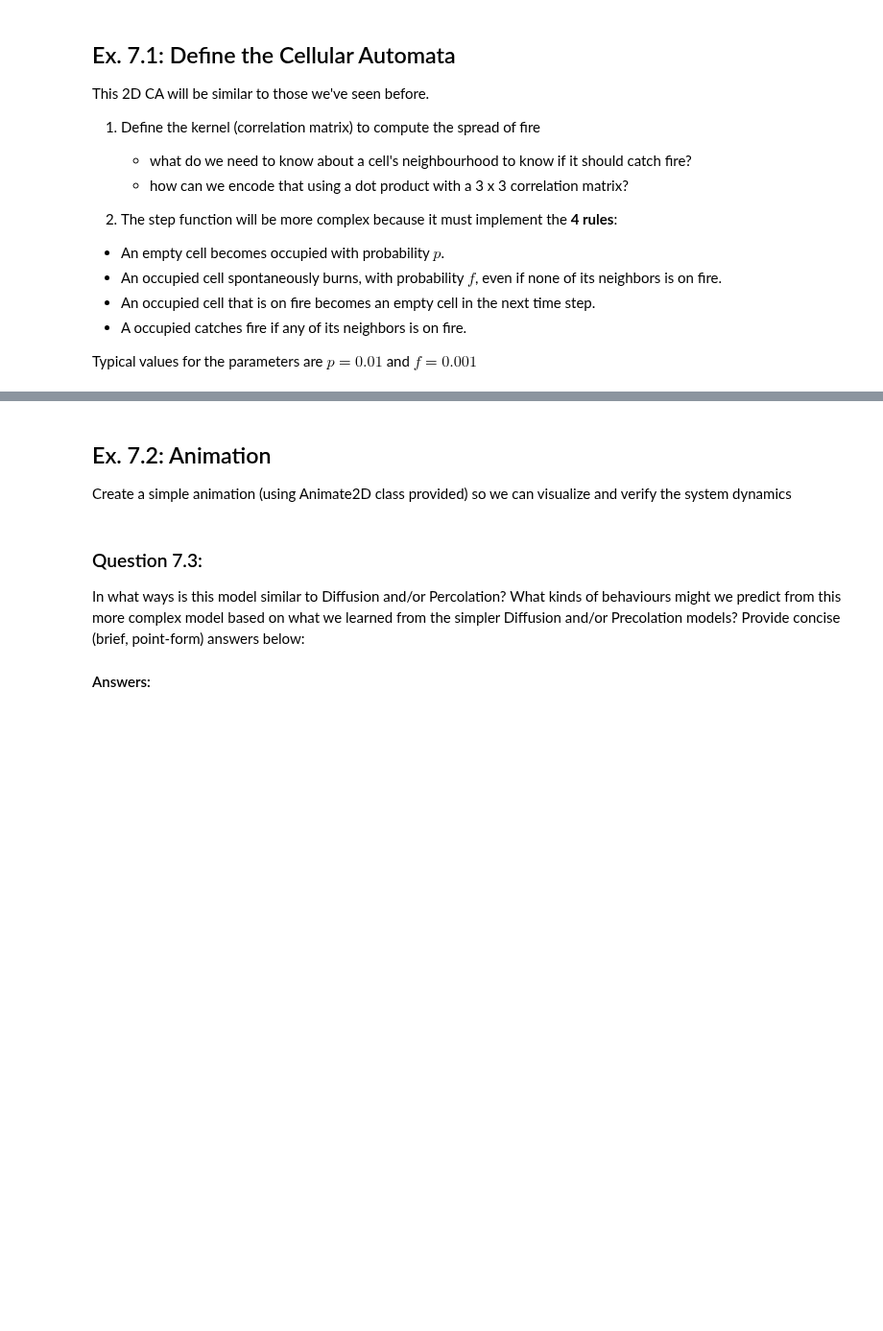
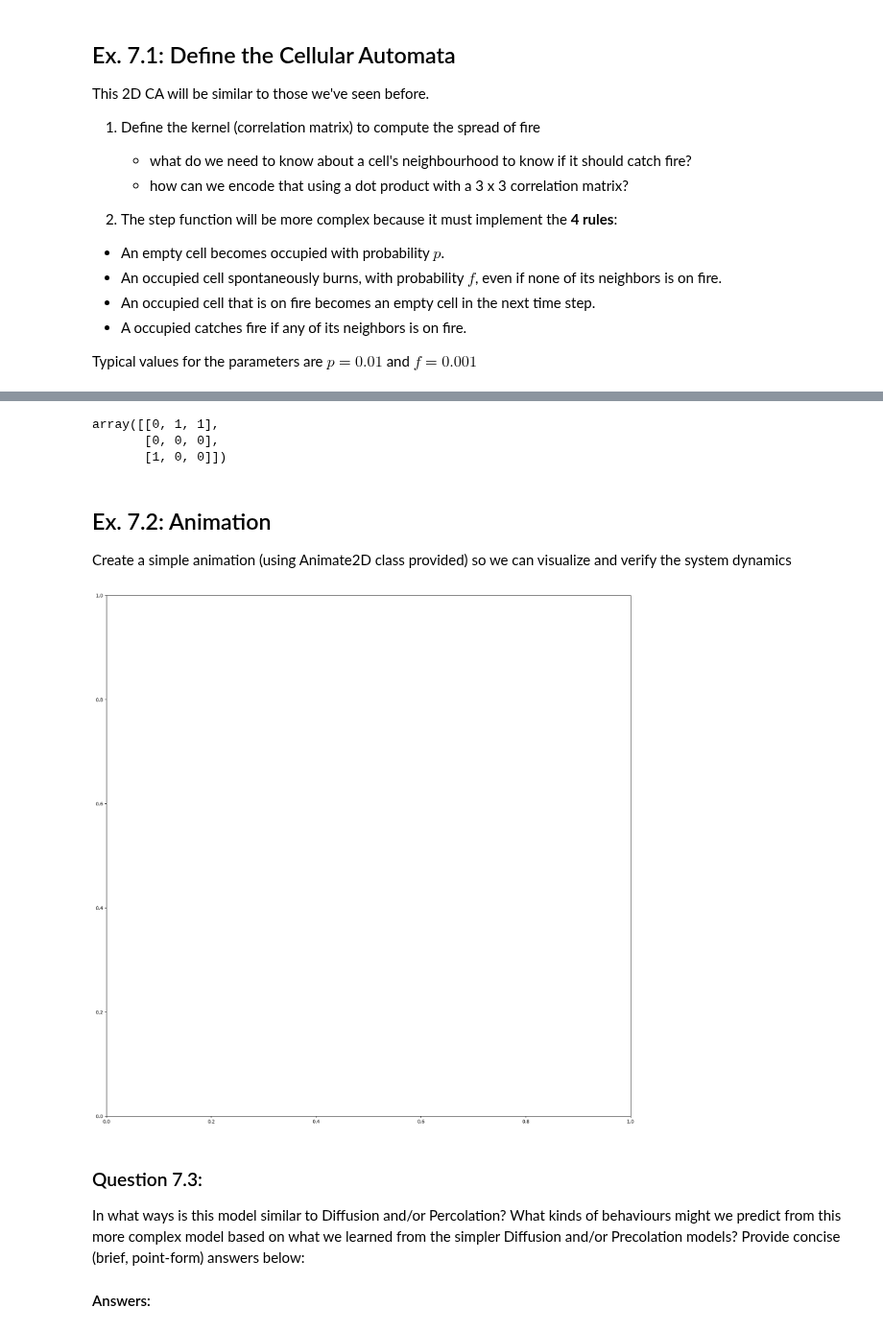
Before and after one commit to Zeko2005/cap-comp215, a Jupyter notebook: labs/lab07-10-fire.ipynb, the cells around one changed output, grey strips where cells are left out. Shown at 96% size. Drawn from its saved outputs; the diff is of its cells as text; code cells hidden in the pictures; blank space fills up the shorter version.

```diff
--- a/labs/lab07-10-fire.ipynb
+++ b/labs/lab07-10-fire.ipynb
@@ -128,9 +153,12 @@ state = np.array(
     [1,1,0,0]]
 )
 
+kernel = np.array([[0, 1, 0],
+                   [1, 0, 1],
+                   [0, 1, 0]])
+
 #rule 3:     cells on fire -> empty
 on_fire = state == FIRE
-on_fire
 
 print(state[on_fire])
 state[on_fire] = EMPTY
@@ -144,5 +172,12 @@ state[empty_land] = np.random.choice([OCCUPIED, EMPTY], len(state[empty_land]),
 f = 0.1
 occupied_land = state == 1
 state[occupied_land] = np.random.choice([FIRE, OCCUPIED], len(state[occupied_land]), p=[f, 1 - f])
+
+#rule 4: neighbours burn
+occupied_land = state == OCCUPIED
+neighbors_burn = correlate2d(state, kernel, mode = 'same')
+burn = (occupied_land & (neighbors_burn > 5))
+state[burn] == 5
+print(state)
 # %% [output]
 [5 5 5]
@@ -192,6 +231,23 @@ class ForestFire:
         # Tips: develop 1 rule at a time, in the order above, leaving fire spread (correlation) till last.
         #       Compute each rule in 2 steps: (1) identify which cells the rule applies to; (2) update those cells.
         #       Use the next code block, below, to test as you go.
+        #rule 1: empty cells -> forest
+        p = 0.1
+        empty_land = self.state == EMPTY
+        self.state[empty_land] = np.random.choice([OCCUPIED, EMPTY], len(self.state[empty_land]), p=[p, 1 - p])
+        #rule 2: occupied cells -> fire with prob f
+        f = 0.1
+        occupied_land = self.state == 1
+        self.state[occupied_land] = np.random.choice([FIRE, OCCUPIED], len(self.state[occupied_land]), p=[f, 1 - f])
+        #rule 4: neighbours burn
+        occupied_land = self.state == OCCUPIED
+        neighbors_burn = correlate2d(self.state, kernel, mode = 'same')
+        burn = (occupied_land & (neighbors_burn > 5))
+        self.state[burn] == 5
+        #rule 3:     cells on fire -> empty
+        on_fire = self.state == FIRE
+        self.state[on_fire] = EMPTY
+
 
 
     def num_occupied(self):
@@ -224,10 +280,20 @@ pprint(m.state)
+# %%
+m.step()
+pprint(m.state)
+# %% [output]
+array([[0, 1, 1],
+       [0, 0, 0],
+       [1, 0, 0]])
 # %% [markdown]
 ## Ex. 7.2: Animation
 Create a simple animation (using Animate2D class provided) so we can visualize and verify the system dynamics
 # %%
 # Ex. 7.2 here
 #  Suggestions: use a small grid (e.g., 20x20)  and
 #               a short animation (100 frames) with interval=0.3, to slow it down so you can inspect its behaviour
+animation = Animation2D(m, frames = 100, steps_per_frame = 3, figsize=(20, 20))
+# %% [output]
+[figure, added]
 # %% [markdown]
 ### Question 7.3:
 In what ways is this model similar to Diffusion and/or Percolation?
```
Also changed, not shown: parts of 5 cells of this notebook.
